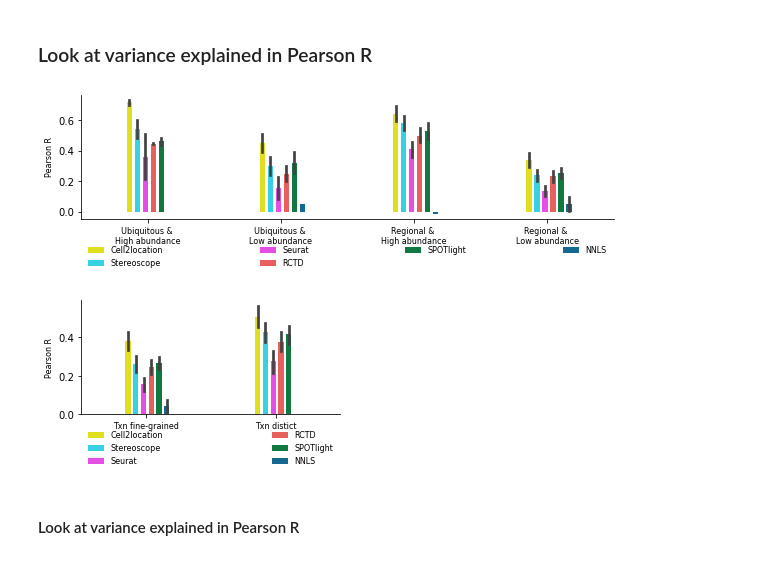
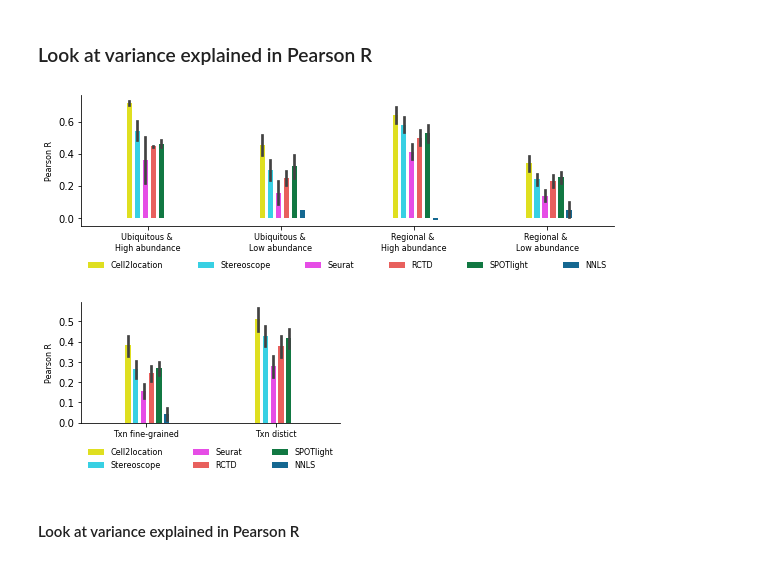
Before and after one commit to vitkl/cell2location_paper, a Jupyter notebook: notebooks/benchmarking/Fig1BCDE_FigS1S2S3_synthetic_data_improved_revision4_plots.ipynb, the cells around one changed output. Saved outputs shown, nothing was run; the diff lists cells and outputs as text; code cells hidden in the pictures.

```diff
--- a/notebooks/benchmarking/Fig1BCDE_FigS1S2S3_synthetic_data_improved_revision4_plots.ipynb
+++ b/notebooks/benchmarking/Fig1BCDE_FigS1S2S3_synthetic_data_improved_revision4_plots.ipynb
@@ -1351,37 +1351,37 @@ def plot_boxplot_prc(x, y="value", n_leged_col=6):
     plt.xticks(size=8, ha='center');
     # lgnd = plt.legend(loc='center left', bbox_to_anchor=(1.04, 0.5), ncol=1,
     #            fontsize=15, frameon=False);
 
     lgnd = plt.legend(loc='center', bbox_to_anchor=(0, -0.45,  1, 0.3), mode='expand', ncol=n_leged_col,
                fontsize=8, frameon=False);
 
     # for handle in lgnd.legendHandles:
     #     handle.set_height(20)
     #     handle.set_width(40)
     #     handle.set_y(-4)
     #
     plt.tight_layout();
 
     g.spines['right'].set_visible(False)
     g.spines['top'].set_visible(False)
 
     # ax = plt.gca()
     # ax.set_xticks(ax.get_xticks() + 0.4)
     # plt.savefig(fig_path + '/barplot_by_category_with_label.pdf', bbox_inches='tight')
 
 
 plt.figure(figsize=(8.2, 2.88))
-plot_boxplot_prc('Fig1_categories', n_leged_col=4)
+plot_boxplot_prc('Fig1_categories', n_leged_col=6)
 plt.savefig(fig_path + '/barplot_Fig1_abundance_categories_Pearson_R.pdf', bbox_inches='tight')
 plt.show()
 
 plt.figure(figsize=(4.4, 2.8))
-plot_boxplot_prc('Fig1_txn_categories', n_leged_col=2)
+plot_boxplot_prc('Fig1_txn_categories', n_leged_col=3)
 plt.savefig(fig_path + '/barplot_Fig1_txn_categories_Pearson_R.pdf', bbox_inches='tight')
 plt.show()
 # %% [output]
-[figure, old version]
+[figure, new version]
-[figure, old version]
+[figure, new version]
 # %% [markdown]
 #### Look at variance explained in Pearson R
 # %%
```
Also changed, not shown: parts of 1 cell of this notebook, 4 other files.
